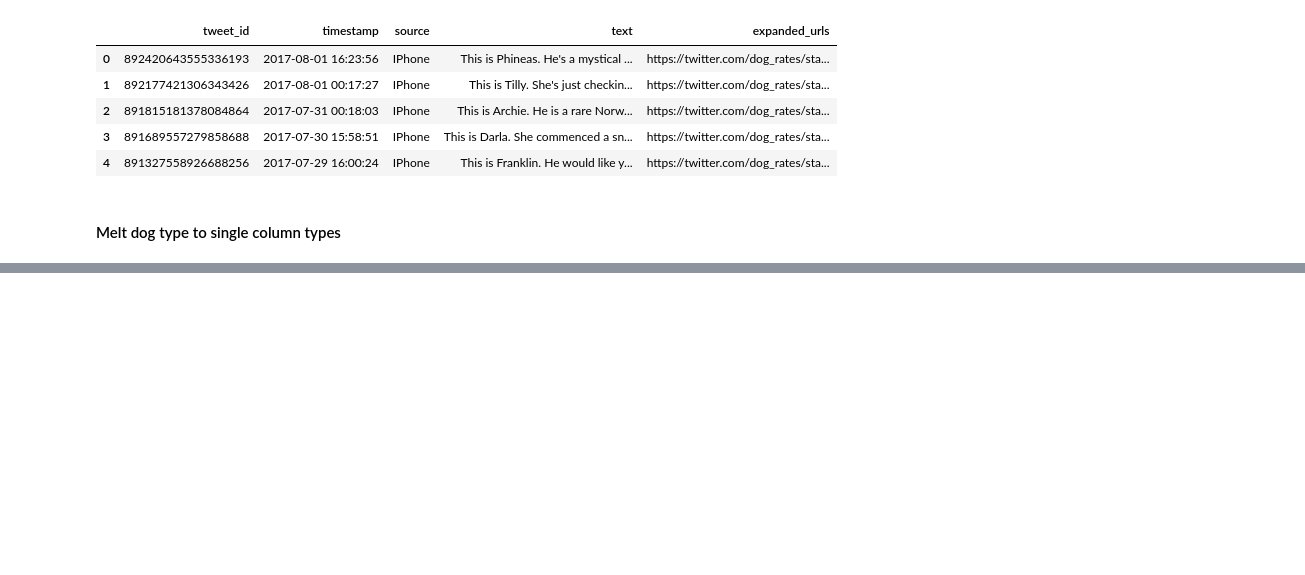
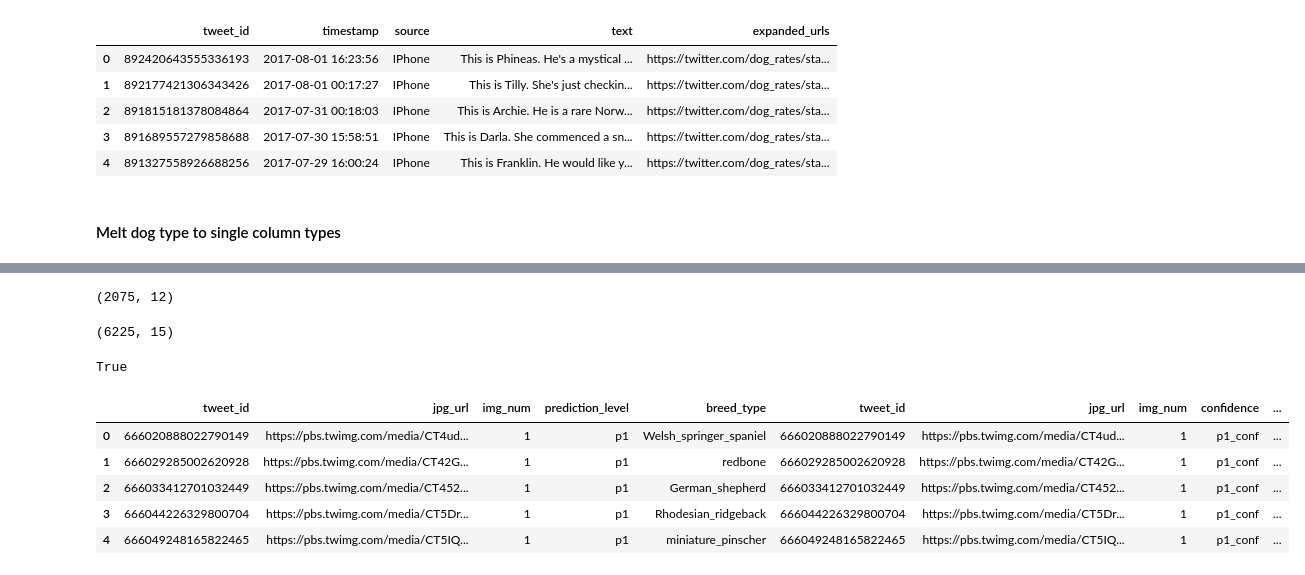
Before and after one commit to purvil/WeRateDogs, a Jupyter notebook: wrangle_act.ipynb, the cells around one changed output, grey strips where cells are left out. Saved outputs shown, nothing was run; the diff lists cells and outputs as text; code cells hidden in the pictures; blank space fills up the shorter version.

Commit message:
Cleaned tidiness issues.

```diff
--- a/wrangle_act.ipynb
+++ b/wrangle_act.ipynb
@@ -695,0 +773,29 @@ dog_tweets_cleaned.head()
+# %%
+dog_prediction.shape
+# %% [output]
+(2075, 12)
+# %%
+df1 = pd.melt(dog_prediction, id_vars=["tweet_id", "jpg_url", "img_num"], value_vars=['p1', 'p2', 'p3'], value_name="breed_type", var_name="prediction_level")
+# %%
+df2 = pd.melt(dog_prediction, id_vars=["tweet_id", "jpg_url", "img_num"], value_vars=['p1_conf', 'p2_conf', 'p3_conf'], value_name="prediction_conf", var_name="confidence")
+# %%
+df3 = pd.melt(dog_prediction, id_vars=["tweet_id", "jpg_url", "img_num"], value_vars=['p1_dog', 'p2_dog', 'p3_dog'], value_name="is_dog", var_name="dog")
+# %%
+dog_prediction_cleaned = pd.concat([df1, df2, df3], axis=1)
+# %%
+dog_prediction_cleaned.shape
+# %% [output]
+(6225, 15)
+# %%
+dog_prediction.shape[0] * 3 == dog_prediction_cleaned.shape[0]
+# %% [output]
+True
+# %%
+dog_prediction_cleaned.head()
+# %% [output]
+|  | tweet_id | jpg_url | img_num | prediction_level | breed_type | tweet_id | jpg_url | img_num | confidence | ... |
+| 0 | 666020888022790149 | https://pbs.twimg.com/media/CT4ud... | 1 | p1 | Welsh_springer_spaniel | 666020888022790149 | https://pbs.twimg.com/media/CT4ud... | 1 | p1_conf | ... |
+| 1 | 666029285002620928 | https://pbs.twimg.com/media/CT42G... | 1 | p1 | redbone | 666029285002620928 | https://pbs.twimg.com/media/CT42G... | 1 | p1_conf | ... |
+| 2 | 666033412701032449 | https://pbs.twimg.com/media/CT452... | 1 | p1 | German_shepherd | 666033412701032449 | https://pbs.twimg.com/media/CT452... | 1 | p1_conf | ... |
+| 3 | 666044226329800704 | https://pbs.twimg.com/media/CT5Dr... | 1 | p1 | Rhodesian_ridgeback | 666044226329800704 | https://pbs.twimg.com/media/CT5Dr... | 1 | p1_conf | ... |
+| 4 | 666049248165822465 | https://pbs.twimg.com/media/CT5IQ... | 1 | p1 | miniature_pinscher | 666049248165822465 | https://pbs.twimg.com/media/CT5IQ... | 1 | p1_conf | ... |
```
Also changed, not shown: parts of 16 cells of this notebook.
